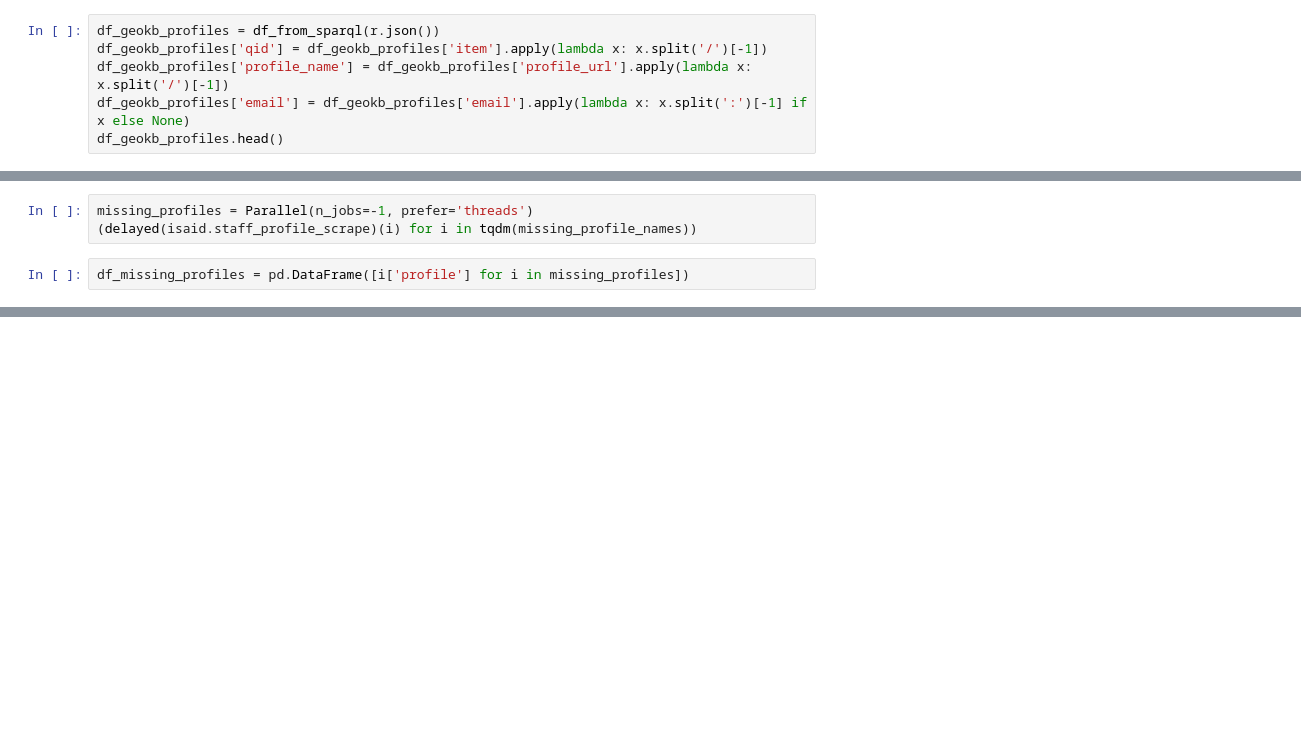
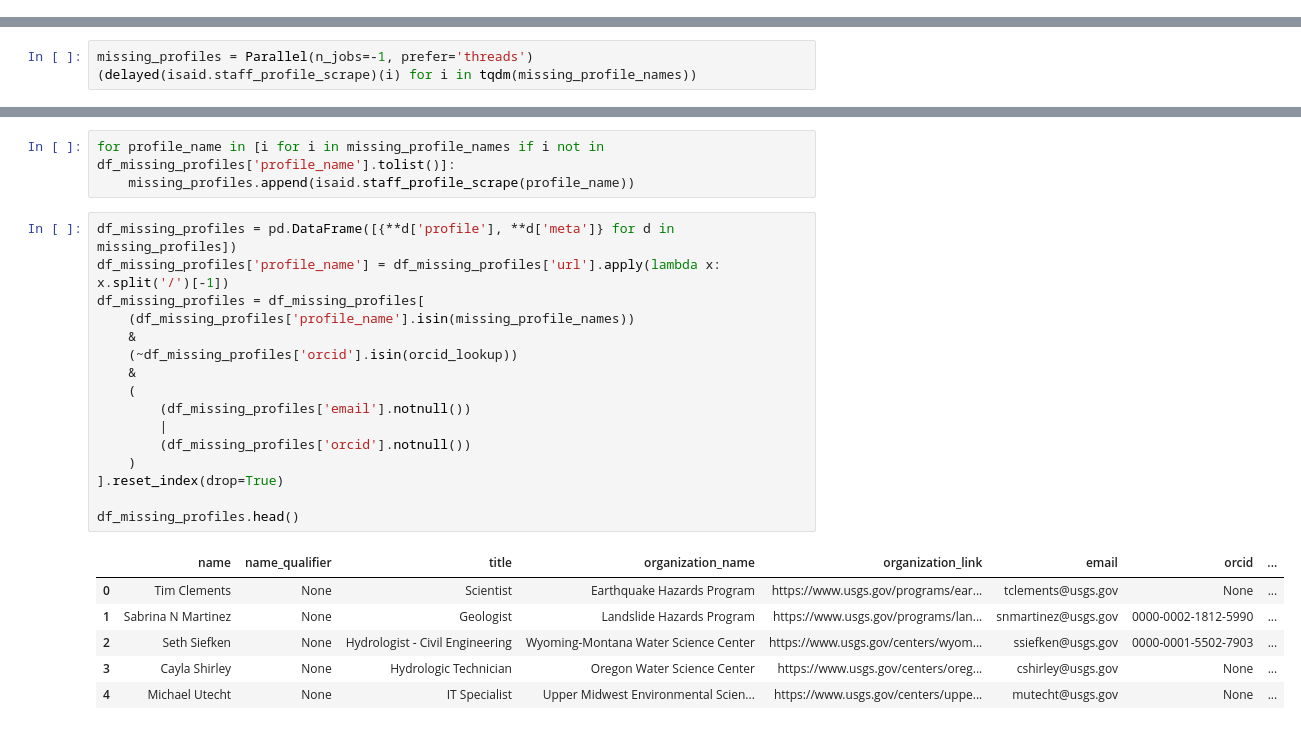
Before and after one commit to skybristol/geokb, a Jupyter notebook: harvesters/Check staff profile inventory.ipynb, the cells around one changed output, grey strips where cells are left out. Saved outputs shown, nothing was run; the diff lists cells and outputs as text; blank space fills up the shorter version.

```diff
--- a/harvesters/Check staff profile inventory.ipynb
+++ b/harvesters/Check staff profile inventory.ipynb
@@ -65,6 +90,0 @@ r = requests.get(
-# %%
-df_geokb_profiles = df_from_sparql(r.json())
-df_geokb_profiles['qid'] = df_geokb_profiles['item'].apply(lambda x: x.split('/')[-1])
-df_geokb_profiles['profile_name'] = df_geokb_profiles['profile_url'].apply(lambda x: x.split('/')[-1])
-df_geokb_profiles['email'] = df_geokb_profiles['email'].apply(lambda x: x.split(':')[-1] if x else None)
-df_geokb_profiles.head()
@@ -89,4 +111,2 @@ display(missing_profile_names[:5])
 # %%
 missing_profiles = Parallel(n_jobs=-1, prefer='threads')(delayed(isaid.staff_profile_scrape)(i) for i in tqdm(missing_profile_names))
-# %%
-df_missing_profiles = pd.DataFrame([i['profile'] for i in missing_profiles])
@@ -136,0 +113,26 @@ df_missing_profiles[
+# %%
+for profile_name in [i for i in missing_profile_names if i not in df_missing_profiles['profile_name'].tolist()]:
+    missing_profiles.append(isaid.staff_profile_scrape(profile_name))
+# %%
+df_missing_profiles = pd.DataFrame([{**d['profile'], **d['meta']} for d in missing_profiles])
+df_missing_profiles['profile_name'] = df_missing_profiles['url'].apply(lambda x: x.split('/')[-1])
+df_missing_profiles = df_missing_profiles[
+    (df_missing_profiles['profile_name'].isin(missing_profile_names))
+    &
+    (~df_missing_profiles['orcid'].isin(orcid_lookup))
+    &
+    (
+        (df_missing_profiles['email'].notnull())
+        |
+        (df_missing_profiles['orcid'].notnull())
+    )
+].reset_index(drop=True)
+
+df_missing_profiles.head()
+# %% [output]
+|  | name | name_qualifier | title | organization_name | organization_link | email | orcid | ... |
+| 0 | Tim Clements | None | Scientist | Earthquake Hazards Program | https://www.usgs.gov/programs/ear... | tclements@usgs.gov | None | ... |
+| 1 | Sabrina N Martinez | None | Geologist | Landslide Hazards Program | https://www.usgs.gov/programs/lan... | snmartinez@usgs.gov | 0000-0002-1812-5990 | ... |
+| 2 | Seth Siefken | None | Hydrologist - Civil Engineering | Wyoming-Montana Water Science Center | https://www.usgs.gov/centers/wyom... | ssiefken@usgs.gov | 0000-0001-5502-7903 | ... |
+| 3 | Cayla Shirley | None | Hydrologic Technician | Oregon Water Science Center | https://www.usgs.gov/centers/oreg... | cshirley@usgs.gov | None | ... |
+| 4 | Michael Utecht | None | IT Specialist | Upper Midwest Environmental Scien... | https://www.usgs.gov/centers/uppe... | mutecht@usgs.gov | None | ... |
```
Also changed, not shown: parts of 11 cells of this notebook, 1 other file.
